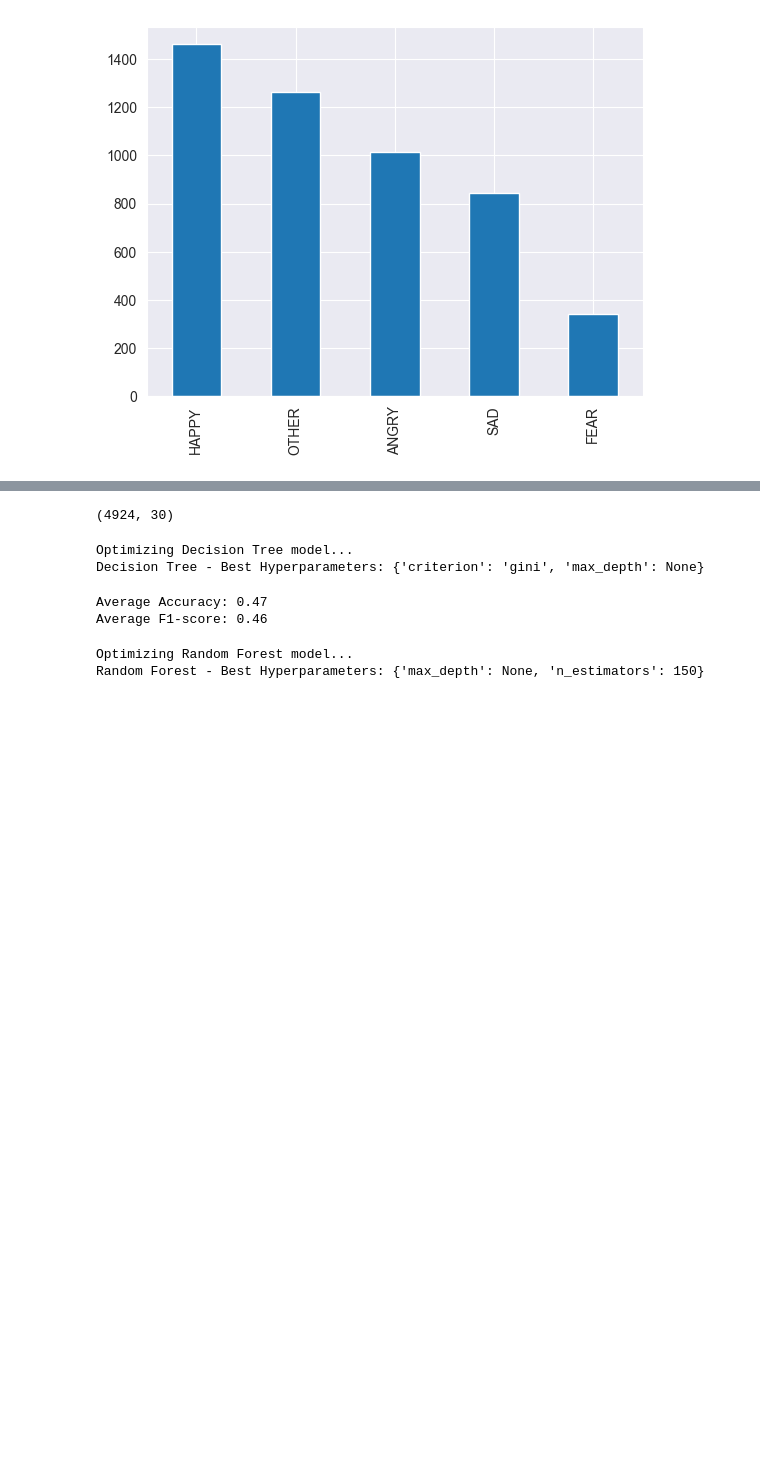
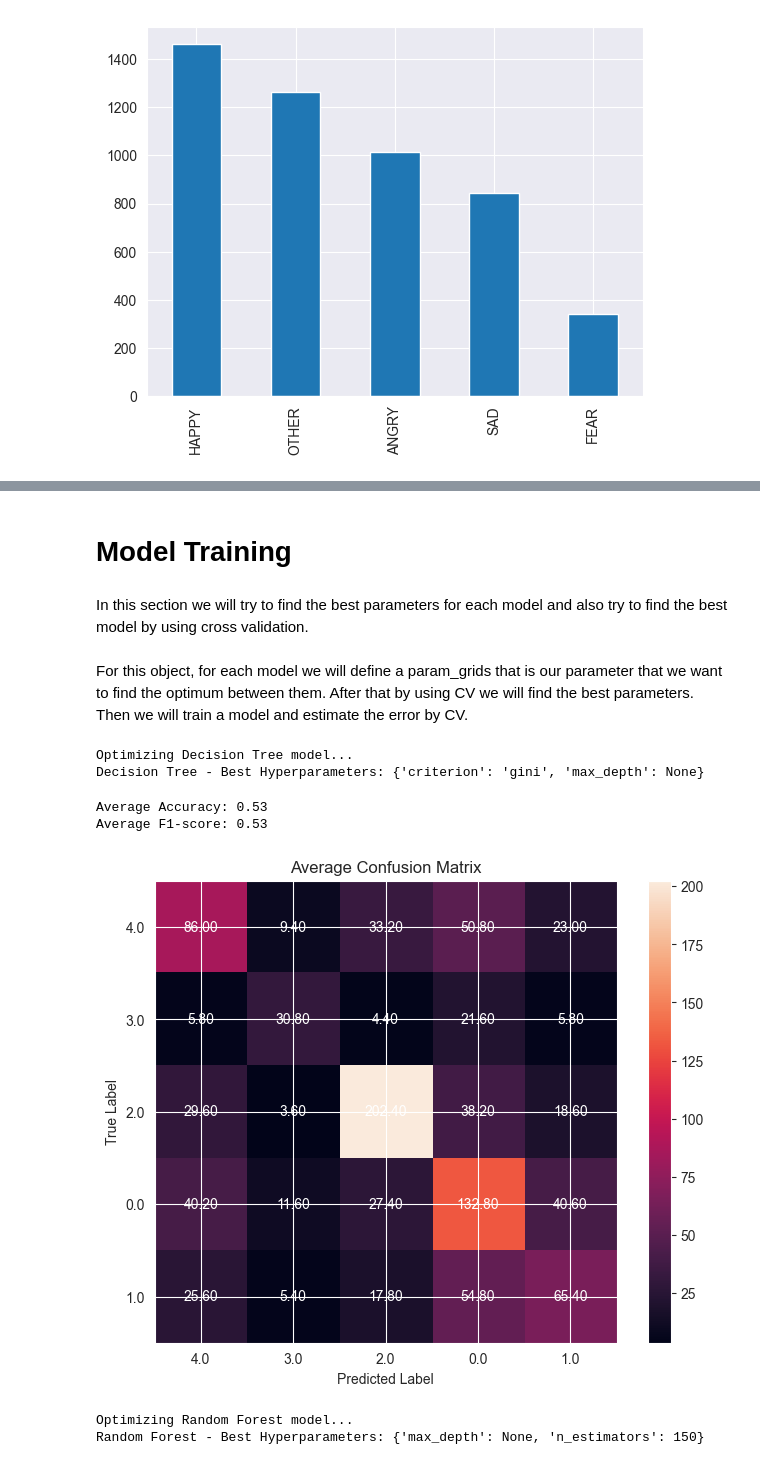
Before and after one commit to pooyanosk1382/ML, a Jupyter notebook: Assignment3/Temp.ipynb, the cells around one changed output, grey strips where cells are left out. Saved outputs shown, nothing was run; the diff lists cells and outputs as text; code cells hidden in the pictures; blank space fills up the shorter version.

```diff
--- a/Assignment3/Temp.ipynb
+++ b/Assignment3/Temp.ipynb
@@ -72,0 +124,5 @@ def preprocess_text(text):
+# %%
+df = text_normalizer(df)
+df = word_tokenizer(df)
+df = text_lemmatizer(df)
+df.head()
@@ -93,11 +175,11 @@ print(X_tfidf.shape)
-# %%
-from sklearn.decomposition import PCA
-
-pca = PCA(n_components=30, random_state=42)
-X_tfidf = pca.fit_transform(X_tfidf)
-print(X_tfidf.shape)
-# %% [output]
-(4924, 30)
+# %% [markdown]
+# Model Training
+# %% [markdown]
+In this section we will try to find the best parameters for each model and also try to find the best model by using cross validation.
+# %% [markdown]
+For this object, for each model we will define a param_grids that is our parameter that we want to find the optimum between them.
+After that by using CV we will find the best parameters.
+Then we will train a model and estimate the error by CV.
 # %%
 param_grids = {
     'Decision Tree': {'criterion': ['gini', 'entropy'], 'max_depth': [5, 10, 15, None]},
@@ -118,30 +200,58 @@ for model_name, model_class in [
 Optimizing Decision Tree model...
 Decision Tree - Best Hyperparameters: {'criterion': 'gini', 'max_depth': None}
 # %%
-from sklearn.metrics import accuracy_score, f1_score
-model = DecisionTreeClassifier(criterion='gini', max_depth=15)
+from sklearn.metrics import accuracy_score, f1_score, confusion_matrix
+import numpy as np
+import matplotlib.pyplot as plt
+from sklearn.tree import DecisionTreeClassifier
+from sklearn.model_selection import StratifiedKFold
+
+model = DecisionTreeClassifier(criterion='gini', max_depth=None)
 skf = StratifiedKFold(n_splits=5, shuffle=True, random_state=42)
 accuracy_scores = []
 f1_scores = []
+confusion_matrices = []
 
 for train_index, test_index in skf.split(X_tfidf, df['emotion']):
     X_train_tfidf, X_test_tfidf = X_tfidf[train_index], X_tfidf[test_index]
     y_train, y_test = df['emotion'].iloc[train_index], df['emotion'].iloc[test_index]
 
     model.fit(X_train_tfidf, y_train)
     y_pred = model.predict(X_test_tfidf)
 
     accuracy = accuracy_score(y_test, y_pred)
     f1 = f1_score(y_test, y_pred, average='weighted')
+    confusion_matrix_values = confusion_matrix(y_test, y_pred)
 
     accuracy_scores.append(accuracy)
     f1_scores.append(f1)
+    confusion_matrices.append(confusion_matrix_values)
 
 print(f'Average Accuracy: {sum(accuracy_scores) / len(accuracy_scores):.2f}')
 print(f'Average F1-score: {sum(f1_scores) / len(f1_scores):.2f}')
+
+# Calculate the average confusion matrix
+average_confusion_matrix = np.mean(confusion_matrices, axis=0)
+
+# Plot the average confusion matrix
+plt.figure(figsize=(8, 6))
+plt.imshow(average_confusion_matrix)
+plt.title('Average Confusion Matrix')
+plt.colorbar()
+plt.xlabel('Predicted Label')
+plt.ylabel('True Label')
+plt.xticks(np.arange(len(df['emotion'].unique())), df['emotion'].unique())
+plt.yticks(np.arange(len(df['emotion'].unique())), df['emotion'].unique())
+
+for i in range(len(df['emotion'].unique())):
+    for j in range(len(df['emotion'].unique())):
+        plt.text(j, i, f"{average_confusion_matrix[i][j]:.2f}", ha="center", va="center", color="white")
+
+plt.show()
 # %% [output]
-Average Accuracy: 0.47
-Average F1-score: 0.46
+Average Accuracy: 0.53
+Average F1-score: 0.53
+[figure, added]
 # %%
 param_grids = {
     'Random Forest': {'n_estimators': [50, 100, 150], 'max_depth': [5, 10, 15, None]},
```
Also changed, not shown: parts of 35 cells of this notebook.
